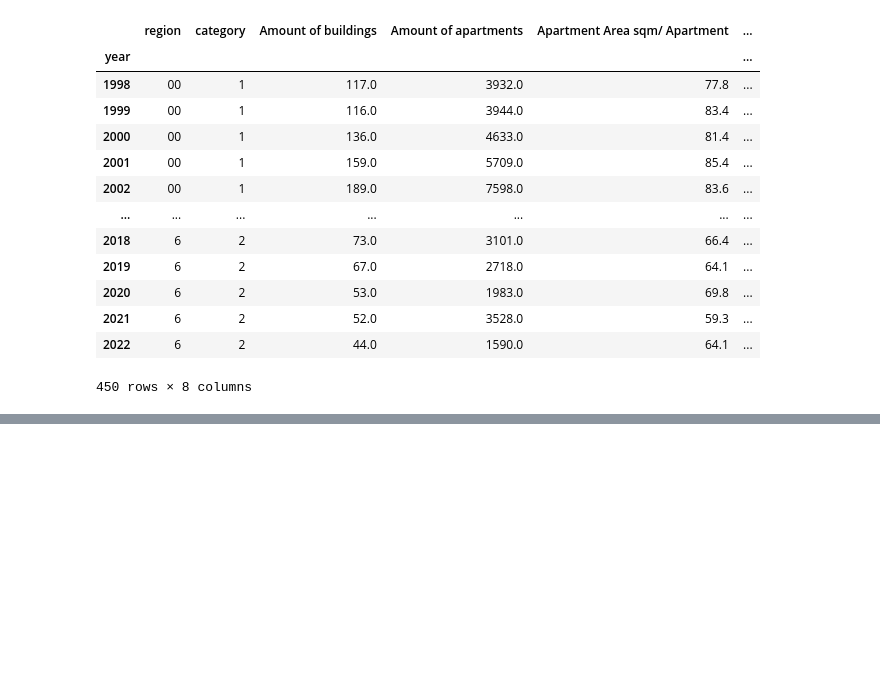
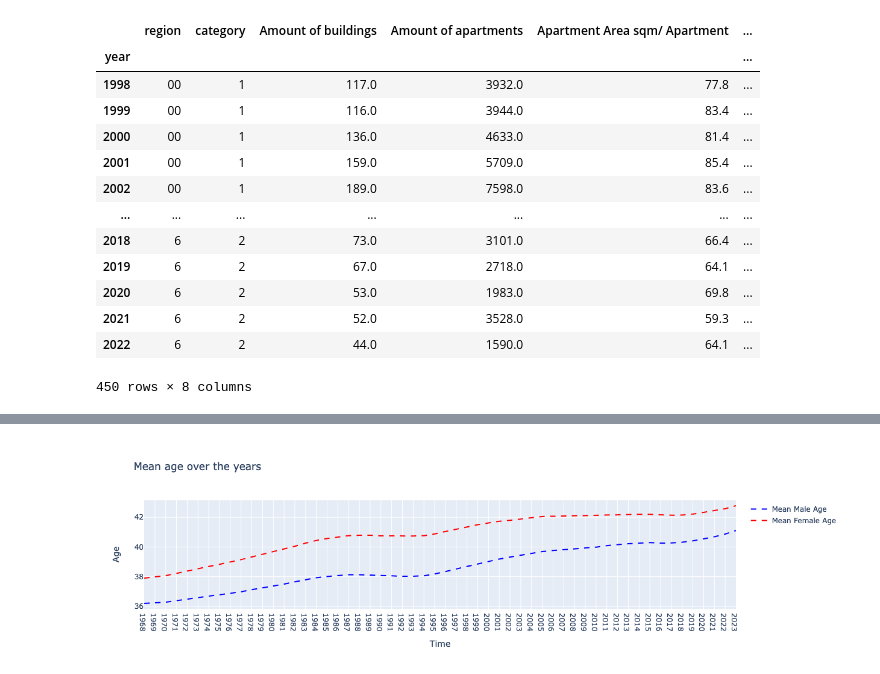
Before and after one commit to Getfader/sweden_stats, a Jupyter notebook: testspace.ipynb, the cells around one changed output, grey strips where cells are left out. Cells and saved outputs as stored; diff of their text form; code cells hidden in the pictures; blank space fills up the shorter version.

```diff
--- a/testspace.ipynb
+++ b/testspace.ipynb
@@ -395,0 +480,35 @@ construction_sweden
+# %%
+
+
+# Create a figure
+fig = go.Figure()
+
+# Add the first trace with blue color
+fig.add_trace(go.Scatter(
+    x=age_df.index,
+    y=age_df[('mean_age', 'Male')],
+    mode='lines',
+    name='Mean Male Age',
+    line=dict(dash='dash', width=2, color='blue')
+))
+
+# Add the second trace with red color
+fig.add_trace(go.Scatter(
+    x=age_df.index,
+    y=age_df[('mean_age', 'Female')],
+    mode='lines',
+    name='Mean Female Age',
+    line=dict(dash='dash', width=2, color='red')
+))
+
+# Customizations
+fig.update_layout(
+    title='Mean age over the years',
+    xaxis_title='Time',
+    yaxis_title='Age'
+)
+
+# Show the figure
+fig.show()
+# %% [output]
+[figure, added]
```
Also changed, not shown: parts of 4 cells of this notebook, 1 other file.
